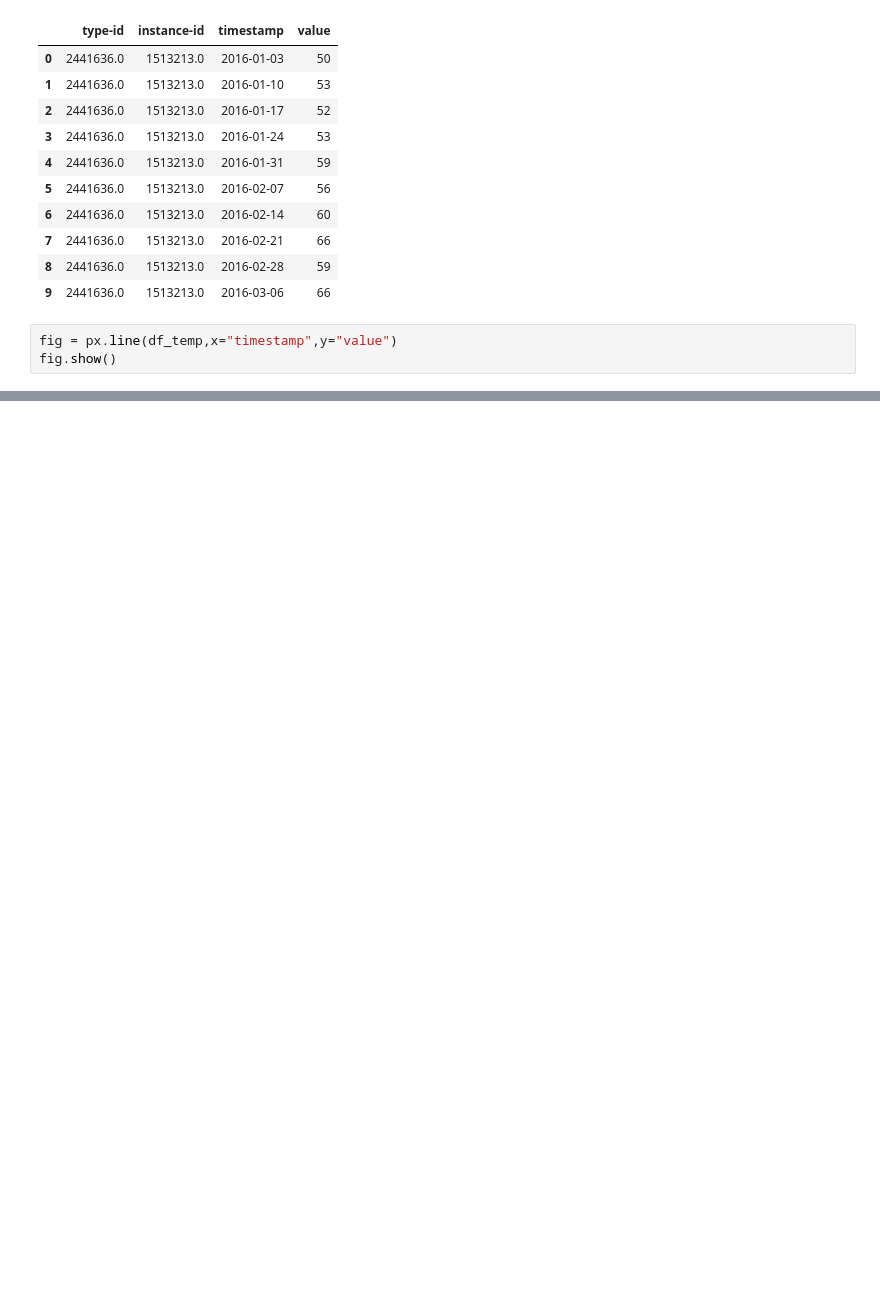
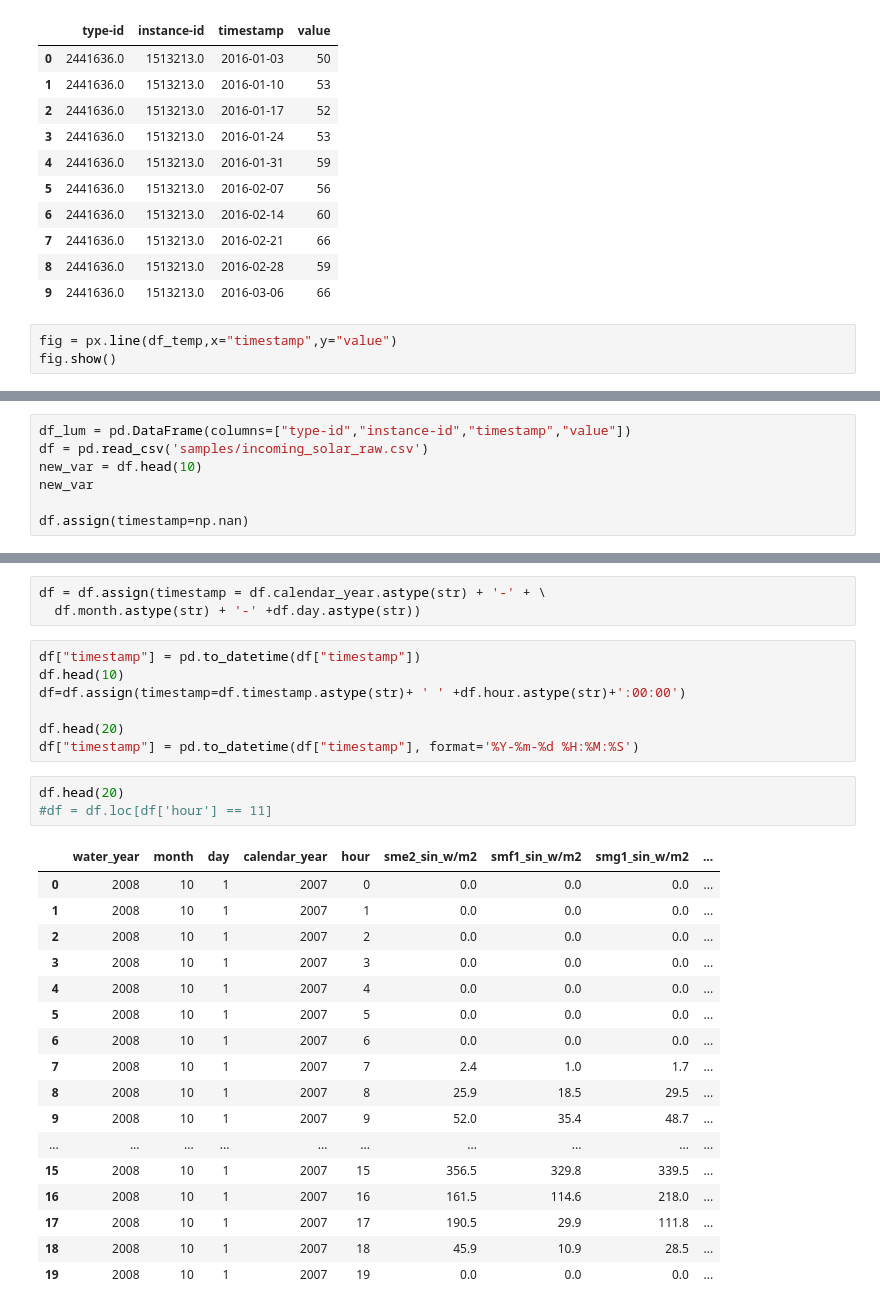
Before and after one commit to amelvatic/sciot, a Jupyter notebook: temp.ipynb, the cells around one changed output, grey strips where cells are left out. Cells and saved outputs as stored; diff of their text form; blank space fills up the shorter version.

```diff
--- a/temp.ipynb
+++ b/temp.ipynb
@@ -21,0 +30,7 @@ fig.show()
+# %%
+df_lum = pd.DataFrame(columns=["type-id","instance-id","timestamp","value"])
+df = pd.read_csv('samples/incoming_solar_raw.csv')
+new_var = df.head(10)
+new_var
+
+df.assign(timestamp=np.nan)
@@ -21,0 +51,31 @@ fig.show()
+# %%
+df = df.assign(timestamp = df.calendar_year.astype(str) + '-' + \
+  df.month.astype(str) + '-' +df.day.astype(str))
+# %%
+df["timestamp"] = pd.to_datetime(df["timestamp"])
+df.head(10)
+df=df.assign(timestamp=df.timestamp.astype(str)+ ' ' +df.hour.astype(str)+':00:00')
+
+df.head(20)
+df["timestamp"] = pd.to_datetime(df["timestamp"], format='%Y-%m-%d %H:%M:%S')
+# %%
+df.head(20)
+#df = df.loc[df['hour'] == 11]
+# %% [output]
+|  | water_year | month | day | calendar_year | hour | sme2_sin_w/m2 | smf1_sin_w/m2 | smg1_sin_w/m2 | ... |
+| 0 | 2008 | 10 | 1 | 2007 | 0 | 0.0 | 0.0 | 0.0 | ... |
+| 1 | 2008 | 10 | 1 | 2007 | 1 | 0.0 | 0.0 | 0.0 | ... |
+| 2 | 2008 | 10 | 1 | 2007 | 2 | 0.0 | 0.0 | 0.0 | ... |
+| 3 | 2008 | 10 | 1 | 2007 | 3 | 0.0 | 0.0 | 0.0 | ... |
+| 4 | 2008 | 10 | 1 | 2007 | 4 | 0.0 | 0.0 | 0.0 | ... |
+| 5 | 2008 | 10 | 1 | 2007 | 5 | 0.0 | 0.0 | 0.0 | ... |
+| 6 | 2008 | 10 | 1 | 2007 | 6 | 0.0 | 0.0 | 0.0 | ... |
+| 7 | 2008 | 10 | 1 | 2007 | 7 | 2.4 | 1.0 | 1.7 | ... |
+| 8 | 2008 | 10 | 1 | 2007 | 8 | 25.9 | 18.5 | 29.5 | ... |
+| 9 | 2008 | 10 | 1 | 2007 | 9 | 52.0 | 35.4 | 48.7 | ... |
+| ... | ... | ... | ... | ... | ... | ... | ... | ... | ... |
+| 15 | 2008 | 10 | 1 | 2007 | 15 | 356.5 | 329.8 | 339.5 | ... |
+| 16 | 2008 | 10 | 1 | 2007 | 16 | 161.5 | 114.6 | 218.0 | ... |
+| 17 | 2008 | 10 | 1 | 2007 | 17 | 190.5 | 29.9 | 111.8 | ... |
+| 18 | 2008 | 10 | 1 | 2007 | 18 | 45.9 | 10.9 | 28.5 | ... |
+| 19 | 2008 | 10 | 1 | 2007 | 19 | 0.0 | 0.0 | 0.0 | ... |
```
Also changed, not shown: parts of 10 cells of this notebook, 3 other files.
